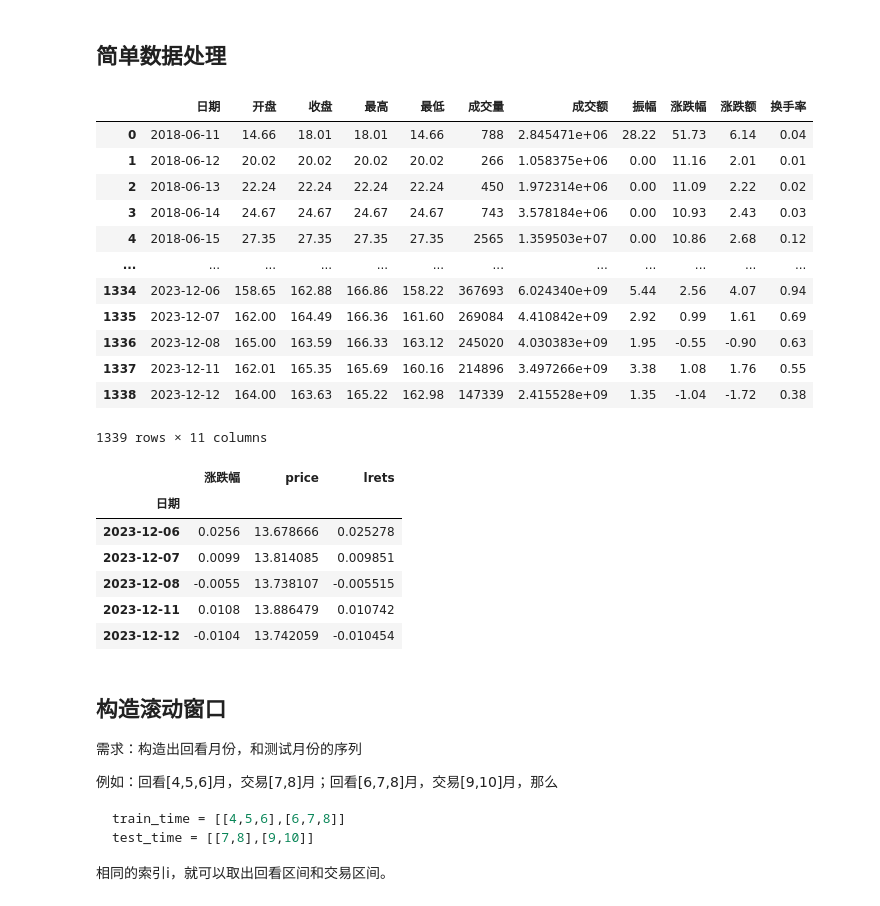
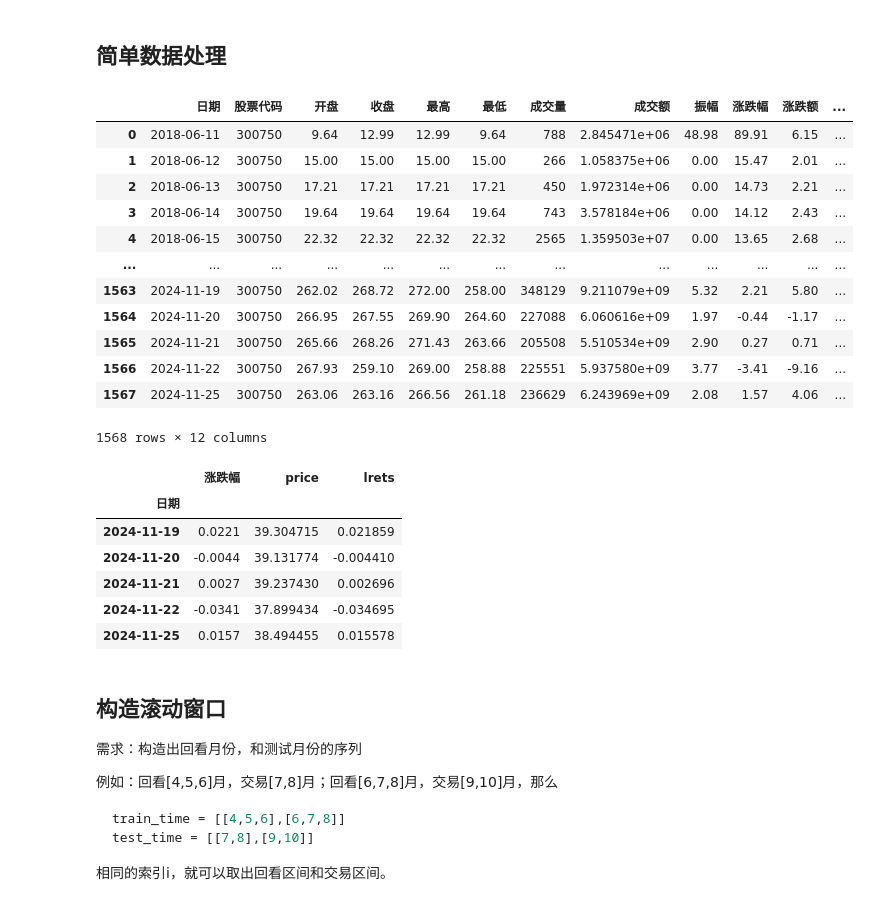
Before and after one commit to itsaquestion/py4ss_v4, a Jupyter notebook: book_parts/case_study/rolling_test.ipynb, the cells around one changed output. Cells and saved outputs as stored; diff of their text form; code cells hidden in the pictures.

```diff
--- a/book_parts/case_study/rolling_test.ipynb
+++ b/book_parts/case_study/rolling_test.ipynb
@@ -54,24 +54,24 @@ def sharpe_ratio(lrets, rf = 0.03):
 # %%
 # 读取宁德时代
 # 见：https://akshare.xyz/data/stock/stock.html#id20
 
-df = ak.stock_zh_a_hist(symbol="300750",start_date='20180101',end_date='20231212', adjust='qfq')
+df = ak.stock_zh_a_hist(symbol="300750",start_date='20180101',end_date='20241212', adjust='qfq')
 
 df
 # %% [output]
-|  | 日期 | 开盘 | 收盘 | 最高 | 最低 | 成交量 | 成交额 | 振幅 | 涨跌幅 | 涨跌额 | 换手率 |
-| 0 | 2018-06-11 | 14.66 | 18.01 | 18.01 | 14.66 | 788 | 2.845471e+06 | 28.22 | 51.73 | 6.14 | 0.04 |
-| 1 | 2018-06-12 | 20.02 | 20.02 | 20.02 | 20.02 | 266 | 1.058375e+06 | 0.00 | 11.16 | 2.01 | 0.01 |
-| 2 | 2018-06-13 | 22.24 | 22.24 | 22.24 | 22.24 | 450 | 1.972314e+06 | 0.00 | 11.09 | 2.22 | 0.02 |
-| 3 | 2018-06-14 | 24.67 | 24.67 | 24.67 | 24.67 | 743 | 3.578184e+06 | 0.00 | 10.93 | 2.43 | 0.03 |
-| 4 | 2018-06-15 | 27.35 | 27.35 | 27.35 | 27.35 | 2565 | 1.359503e+07 | 0.00 | 10.86 | 2.68 | 0.12 |
-| ... | ... | ... | ... | ... | ... | ... | ... | ... | ... | ... | ... |
-| 1334 | 2023-12-06 | 158.65 | 162.88 | 166.86 | 158.22 | 367693 | 6.024340e+09 | 5.44 | 2.56 | 4.07 | 0.94 |
-| 1335 | 2023-12-07 | 162.00 | 164.49 | 166.36 | 161.60 | 269084 | 4.410842e+09 | 2.92 | 0.99 | 1.61 | 0.69 |
-| 1336 | 2023-12-08 | 165.00 | 163.59 | 166.33 | 163.12 | 245020 | 4.030383e+09 | 1.95 | -0.55 | -0.90 | 0.63 |
-| 1337 | 2023-12-11 | 162.01 | 165.35 | 165.69 | 160.16 | 214896 | 3.497266e+09 | 3.38 | 1.08 | 1.76 | 0.55 |
-| 1338 | 2023-12-12 | 164.00 | 163.63 | 165.22 | 162.98 | 147339 | 2.415528e+09 | 1.35 | -1.04 | -1.72 | 0.38 |
+|  | 日期 | 股票代码 | 开盘 | 收盘 | 最高 | 最低 | 成交量 | 成交额 | 振幅 | 涨跌幅 | 涨跌额 | ... |
+| 0 | 2018-06-11 | 300750 | 9.64 | 12.99 | 12.99 | 9.64 | 788 | 2.845471e+06 | 48.98 | 89.91 | 6.15 | ... |
+| 1 | 2018-06-12 | 300750 | 15.00 | 15.00 | 15.00 | 15.00 | 266 | 1.058375e+06 | 0.00 | 15.47 | 2.01 | ... |
+| 2 | 2018-06-13 | 300750 | 17.21 | 17.21 | 17.21 | 17.21 | 450 | 1.972314e+06 | 0.00 | 14.73 | 2.21 | ... |
+| 3 | 2018-06-14 | 300750 | 19.64 | 19.64 | 19.64 | 19.64 | 743 | 3.578184e+06 | 0.00 | 14.12 | 2.43 | ... |
+| 4 | 2018-06-15 | 300750 | 22.32 | 22.32 | 22.32 | 22.32 | 2565 | 1.359503e+07 | 0.00 | 13.65 | 2.68 | ... |
+| ... | ... | ... | ... | ... | ... | ... | ... | ... | ... | ... | ... | ... |
+| 1563 | 2024-11-19 | 300750 | 262.02 | 268.72 | 272.00 | 258.00 | 348129 | 9.211079e+09 | 5.32 | 2.21 | 5.80 | ... |
+| 1564 | 2024-11-20 | 300750 | 266.95 | 267.55 | 269.90 | 264.60 | 227088 | 6.060616e+09 | 1.97 | -0.44 | -1.17 | ... |
+| 1565 | 2024-11-21 | 300750 | 265.66 | 268.26 | 271.43 | 263.66 | 205508 | 5.510534e+09 | 2.90 | 0.27 | 0.71 | ... |
+| 1566 | 2024-11-22 | 300750 | 267.93 | 259.10 | 269.00 | 258.88 | 225551 | 5.937580e+09 | 3.77 | -3.41 | -9.16 | ... |
+| 1567 | 2024-11-25 | 300750 | 263.06 | 263.16 | 266.56 | 261.18 | 236629 | 6.243969e+09 | 2.08 | 1.57 | 4.06 | ... |
-1339 rows × 11 columns
+1568 rows × 12 columns
 # %%
 df['日期'] = pd.to_datetime(df['日期'])
 df.set_index('日期',inplace = True)
@@ -83,11 +83,11 @@ df.tail()
 # %% [output]
 |  | 涨跌幅 | price | lrets |
 | 日期 |  |  |  |
-| 2023-12-06 | 0.0256 | 13.678666 | 0.025278 |
-| 2023-12-07 | 0.0099 | 13.814085 | 0.009851 |
-| 2023-12-08 | -0.0055 | 13.738107 | -0.005515 |
-| 2023-12-11 | 0.0108 | 13.886479 | 0.010742 |
-| 2023-12-12 | -0.0104 | 13.742059 | -0.010454 |
+| 2024-11-19 | 0.0221 | 39.304715 | 0.021859 |
+| 2024-11-20 | -0.0044 | 39.131774 | -0.004410 |
+| 2024-11-21 | 0.0027 | 39.237430 | 0.002696 |
+| 2024-11-22 | -0.0341 | 37.899434 | -0.034695 |
+| 2024-11-25 | 0.0157 | 38.494455 | 0.015578 |
 # %% [markdown]
 ## 构造滚动窗口
 
```
Also changed, not shown: parts of 4 cells of this notebook.
